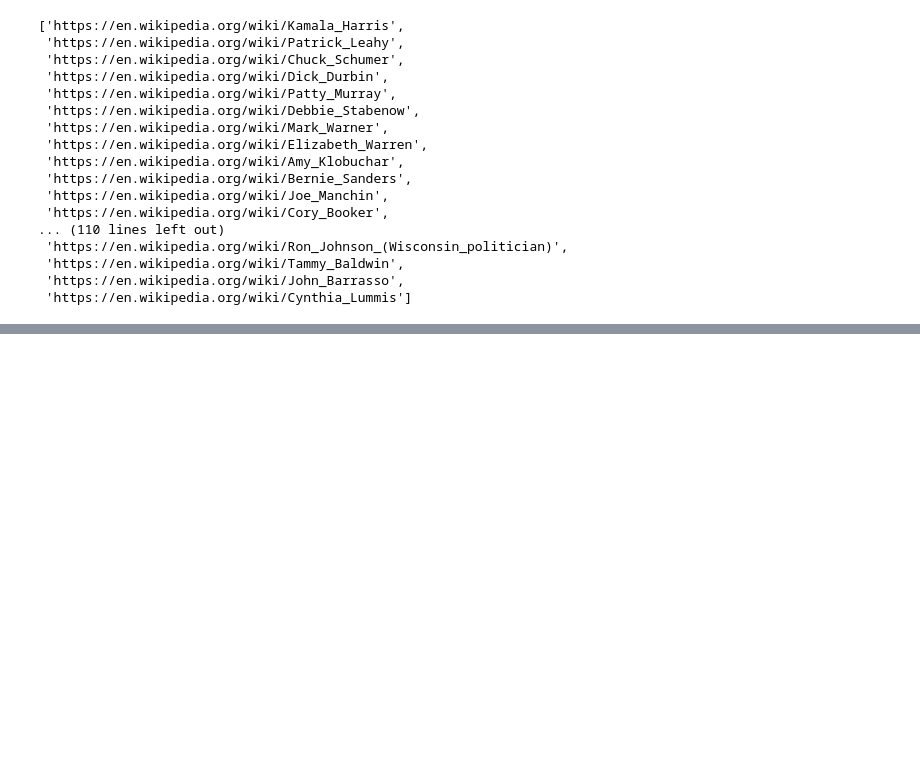
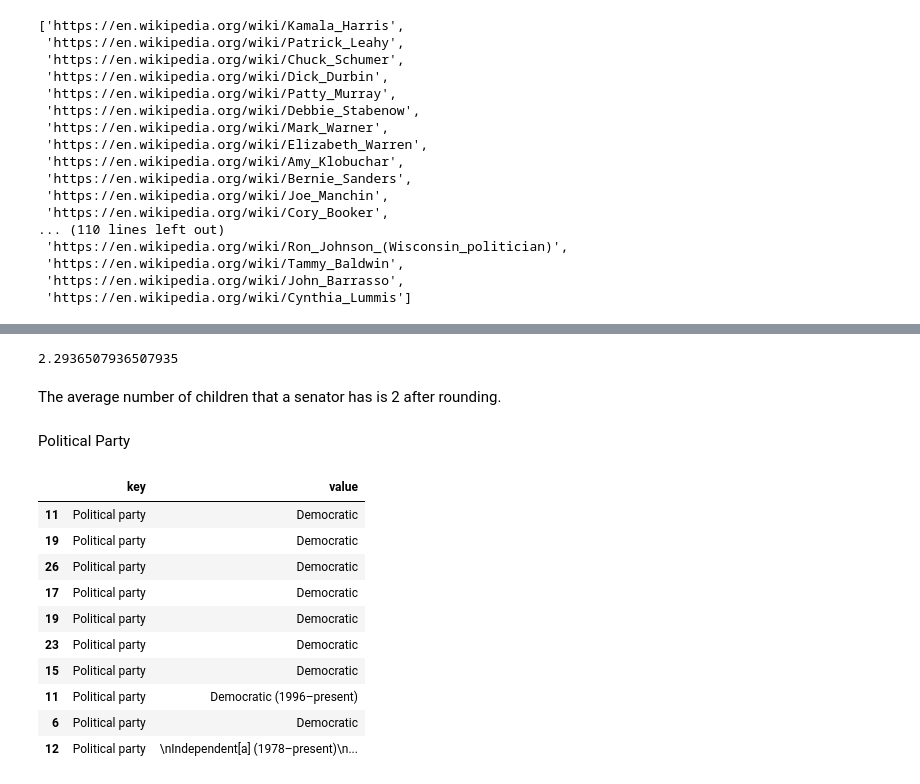
Before and after one commit to QMSS-G5072-2022/Shi_Xinyi, a Jupyter notebook: hw09/hw09.ipynb, the cells around one changed output, grey strips where cells are left out. Saved outputs shown, nothing was run; the diff lists cells and outputs as text; code cells hidden in the pictures; blank space fills up the shorter version.

```diff
--- a/hw09/hw09.ipynb
+++ b/hw09/hw09.ipynb
@@ -265,0 +176,24 @@ There are 59 senators in democratic party and 53 senators in repblican party.
+# %%
+children_new['Children Number'].mean()
+# %% [output]
+2.2936507936507935
+# %% [markdown]
+The average number of children that a senator has is 2 after rounding.
+# %% [markdown]
+Political Party
+# %%
+all_party = all_senators.loc[all_senators['key'] == 'Political party']
+party=all_party.fillna(0)
+party.head(10)
+# %% [output]
+|  | key | value |
+| 11 | Political party | Democratic |
+| 19 | Political party | Democratic |
+| 26 | Political party | Democratic |
+| 17 | Political party | Democratic |
+| 19 | Political party | Democratic |
+| 23 | Political party | Democratic |
+| 15 | Political party | Democratic |
+| 11 | Political party | Democratic (1996–present) |
+| 6 | Political party | Democratic |
+| 12 | Political party | \nIndependent[a] (1978–present)\n... |
```
Also changed, not shown: parts of 16 cells of this notebook, 1 other file.
